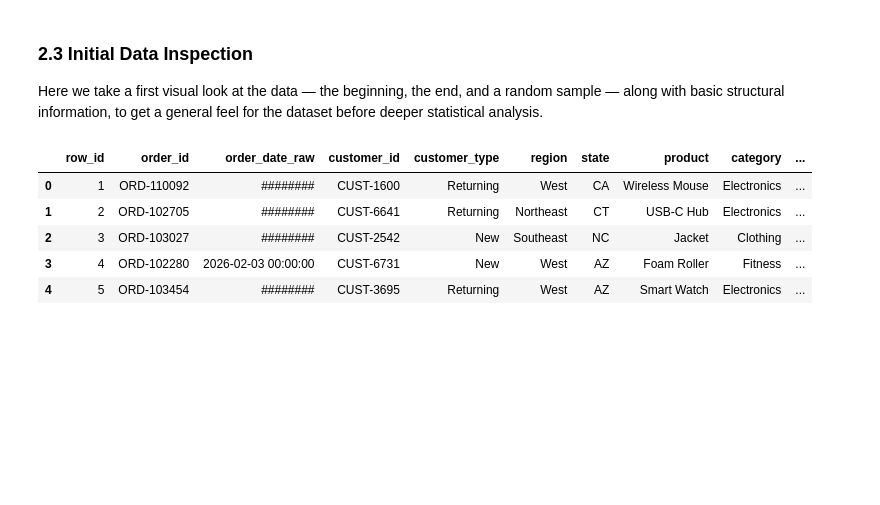
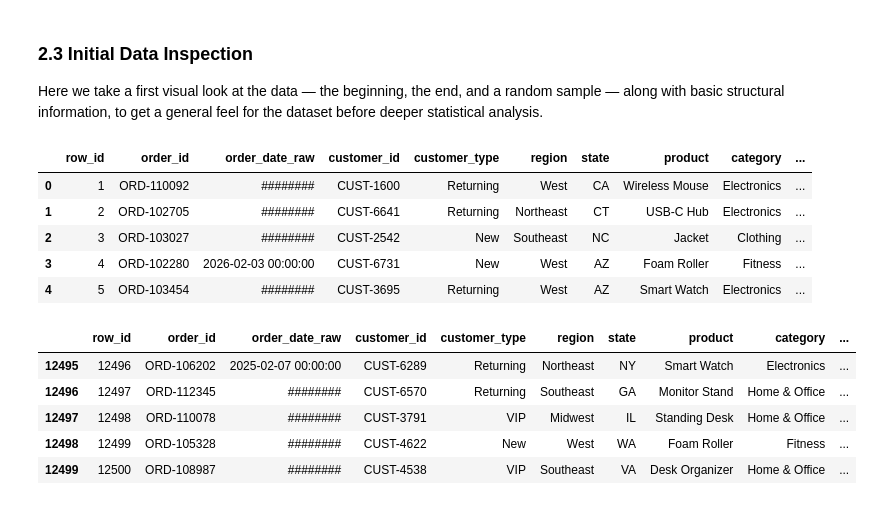
Before and after one commit to Dalmasotieno/Analysis, a Jupyter notebook: owino.ipynb, the cells around one changed output. Saved outputs shown, nothing was run; the diff lists cells and outputs as text; code cells hidden in the pictures; blank space fills up the shorter version.

```diff
--- a/owino.ipynb
+++ b/owino.ipynb
@@ -222,3 +222,13 @@ df.head()
 | 2 | 3 | ORD-103027 | ######## | CUST-2542 | New | Southeast | NC | Jacket | Clothing | ... |
 | 3 | 4 | ORD-102280 | 2026-02-03 00:00:00 | CUST-6731 | New | West | AZ | Foam Roller | Fitness | ... |
 | 4 | 5 | ORD-103454 | ######## | CUST-3695 | Returning | West | AZ | Smart Watch | Electronics | ... |
+# %%
+# Last records
+df.tail()
+# %% [output]
+|  | row_id | order_id | order_date_raw | customer_id | customer_type | region | state | product | category | ... |
+| 12495 | 12496 | ORD-106202 | 2025-02-07 00:00:00 | CUST-6289 | Returning | Northeast | NY | Smart Watch | Electronics | ... |
+| 12496 | 12497 | ORD-112345 | ######## | CUST-6570 | Returning | Southeast | GA | Monitor Stand | Home & Office | ... |
+| 12497 | 12498 | ORD-110078 | ######## | CUST-3791 | VIP | Midwest | IL | Standing Desk | Home & Office | ... |
+| 12498 | 12499 | ORD-105328 | ######## | CUST-4622 | New | West | WA | Foam Roller | Fitness | ... |
+| 12499 | 12500 | ORD-108987 | ######## | CUST-4538 | VIP | Southeast | VA | Desk Organizer | Home & Office | ... |
```
Also changed, not shown: parts of 4 cells of this notebook.
